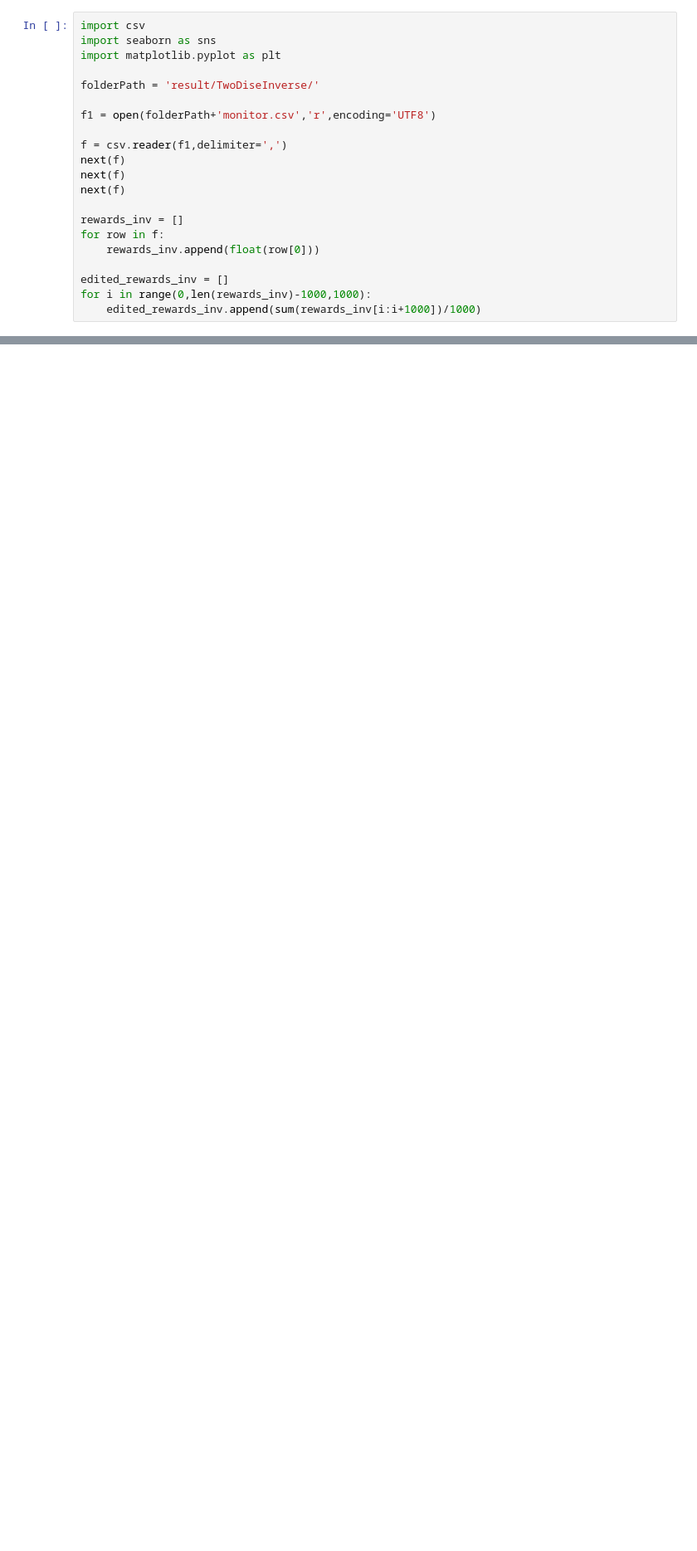
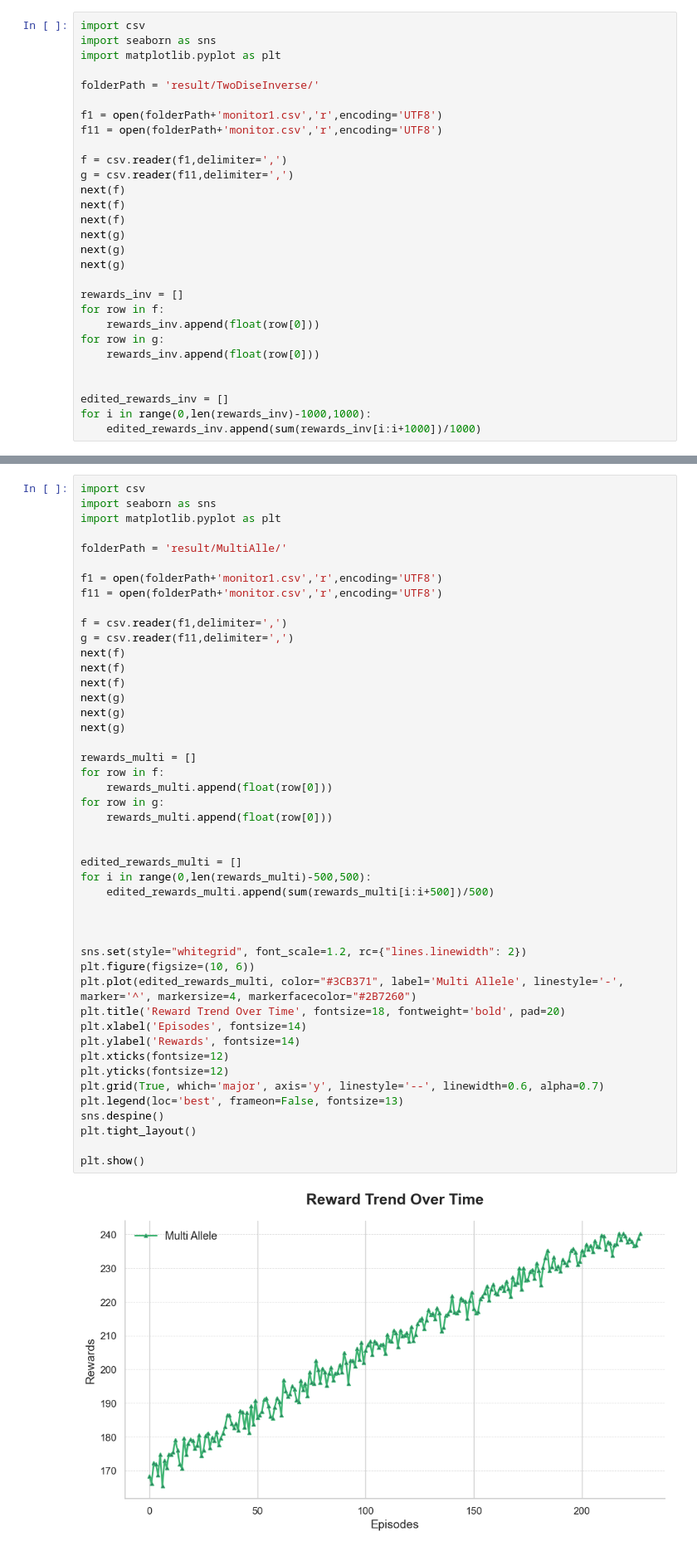
Before and after one commit to DoHyung08/geneProject, a Jupyter notebook: eval_res.ipynb, the cells around one changed output, grey strips where cells are left out. Shown: that part at 83% size. Saved outputs shown, nothing was run; the diff lists cells and outputs as text; blank space fills up the shorter version.

```diff
--- a/eval_res.ipynb
+++ b/eval_res.ipynb
@@ -164,16 +156,24 @@ import matplotlib.pyplot as plt
 
 folderPath = 'result/TwoDiseInverse/'
 
-f1 = open(folderPath+'monitor.csv','r',encoding='UTF8')
+f1 = open(folderPath+'monitor1.csv','r',encoding='UTF8')
+f11 = open(folderPath+'monitor.csv','r',encoding='UTF8')
 
 f = csv.reader(f1,delimiter=',')
+g = csv.reader(f11,delimiter=',')
 next(f)
 next(f)
 next(f)
+next(g)
+next(g)
+next(g)
 
 rewards_inv = []
 for row in f:
     rewards_inv.append(float(row[0]))
+for row in g:
+    rewards_inv.append(float(row[0]))
+
 
 edited_rewards_inv = []
 for i in range(0,len(rewards_inv)-1000,1000):
@@ -232,0 +213,48 @@ inv end : 47.794
+# %%
+import csv
+import seaborn as sns
+import matplotlib.pyplot as plt
+
+folderPath = 'result/MultiAlle/'
+
+f1 = open(folderPath+'monitor1.csv','r',encoding='UTF8')
+f11 = open(folderPath+'monitor.csv','r',encoding='UTF8')
+
+f = csv.reader(f1,delimiter=',')
+g = csv.reader(f11,delimiter=',')
+next(f)
+next(f)
+next(f)
+next(g)
+next(g)
+next(g)
+
+rewards_multi = []
+for row in f:
+    rewards_multi.append(float(row[0]))
+for row in g:
+    rewards_multi.append(float(row[0]))
+
+
+edited_rewards_multi = []
+for i in range(0,len(rewards_multi)-500,500):
+    edited_rewards_multi.append(sum(rewards_multi[i:i+500])/500)
+
+
+
+sns.set(style="whitegrid", font_scale=1.2, rc={"lines.linewidth": 2})
+plt.figure(figsize=(10, 6))
+plt.plot(edited_rewards_multi, color="#3CB371", label='Multi Allele', linestyle='-', marker='^', markersize=4, markerfacecolor="#2B7260")
+plt.title('Reward Trend Over Time', fontsize=18, fontweight='bold', pad=20)
+plt.xlabel('Episodes', fontsize=14)
+plt.ylabel('Rewards', fontsize=14)
+plt.xticks(fontsize=12)
+plt.yticks(fontsize=12)
+plt.grid(True, which='major', axis='y', linestyle='--', linewidth=0.6, alpha=0.7)
+plt.legend(loc='best', frameon=False, fontsize=13)
+sns.despine()
+plt.tight_layout()
+
+plt.show()
+# %% [output]
+[figure, added]
```
Also changed, not shown: parts of 6 cells of this notebook, 8 other files.
